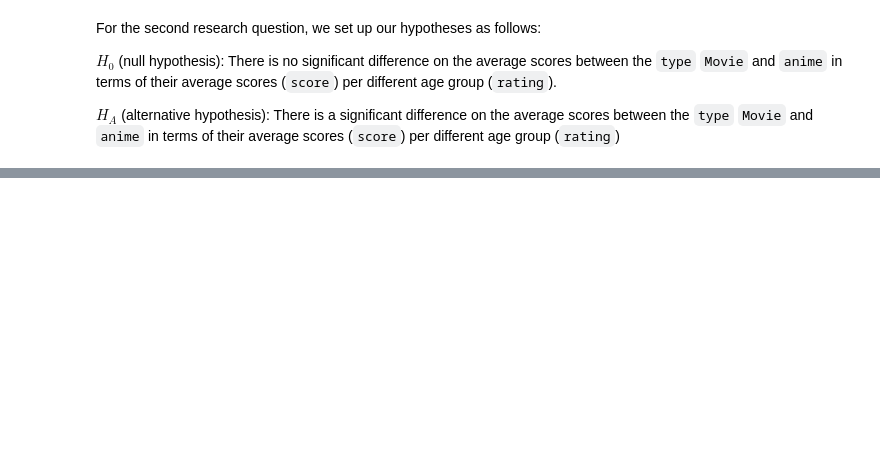
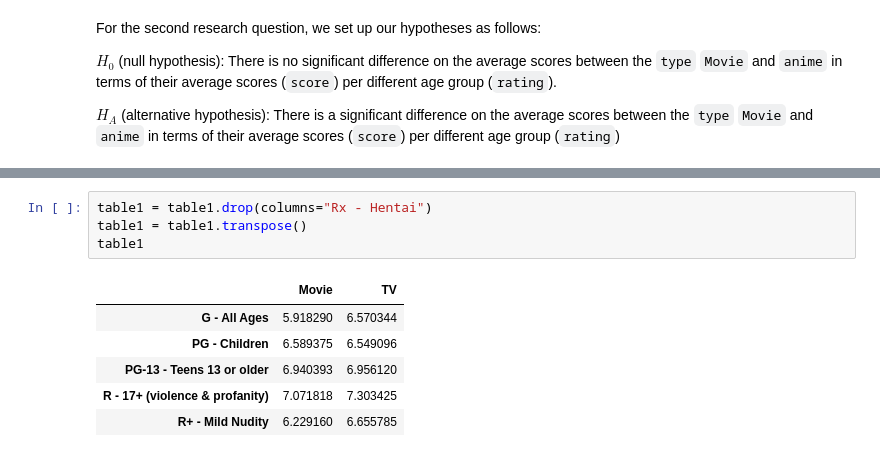
Before and after one commit to gavindizon/CSMODEL, a Jupyter notebook: Project 1 - Statistical Inference/CSMODEL-Project1-S14-Group#9.ipynb, the cells around one changed output, grey strips where cells are left out. Saved outputs shown, nothing was run; the diff lists cells and outputs as text; blank space fills up the shorter version.

```diff
--- a/Project 1 - Statistical Inference/CSMODEL-Project1-S14-Group#9.ipynb
+++ b/Project 1 - Statistical Inference/CSMODEL-Project1-S14-Group#9.ipynb
@@ -340,0 +343,11 @@ table1
+# %%
+table1 = table1.drop(columns="Rx - Hentai")
+table1 = table1.transpose()
+table1
+# %% [output]
+|  | Movie | TV |
+| G - All Ages | 5.918290 | 6.570344 |
+| PG - Children | 6.589375 | 6.549096 |
+| PG-13 - Teens 13 or older | 6.940393 | 6.956120 |
+| R - 17+ (violence & profanity) | 7.071818 | 7.303425 |
+| R+ - Mild Nudity | 6.229160 | 6.655785 |
```
Also changed, not shown: parts of 6 cells of this notebook.
